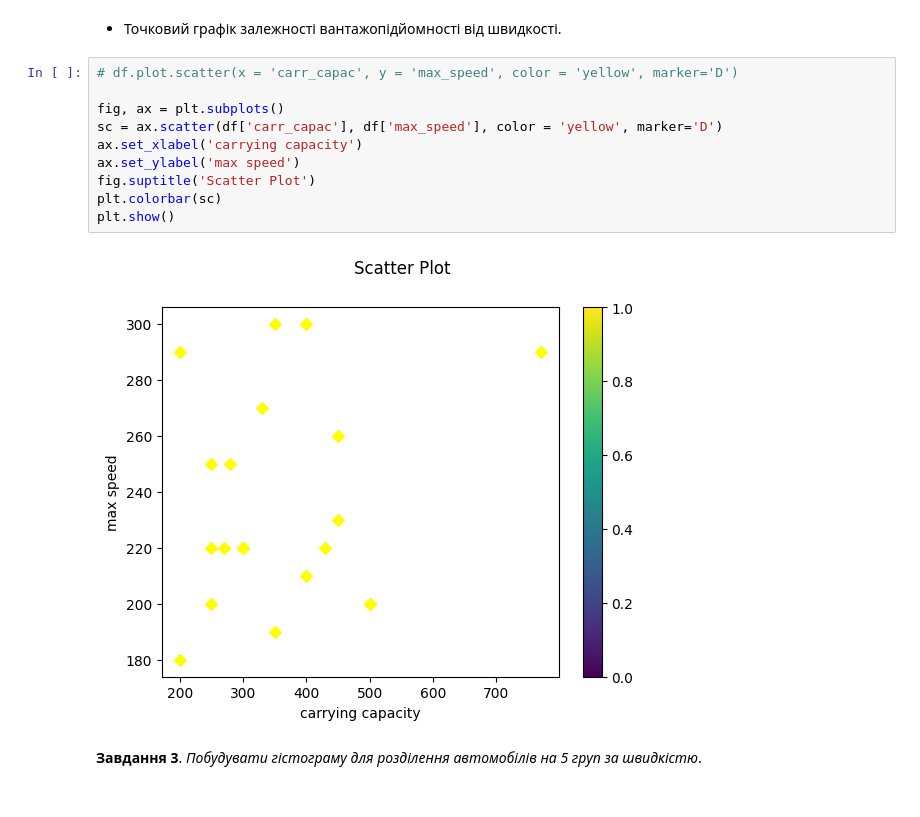
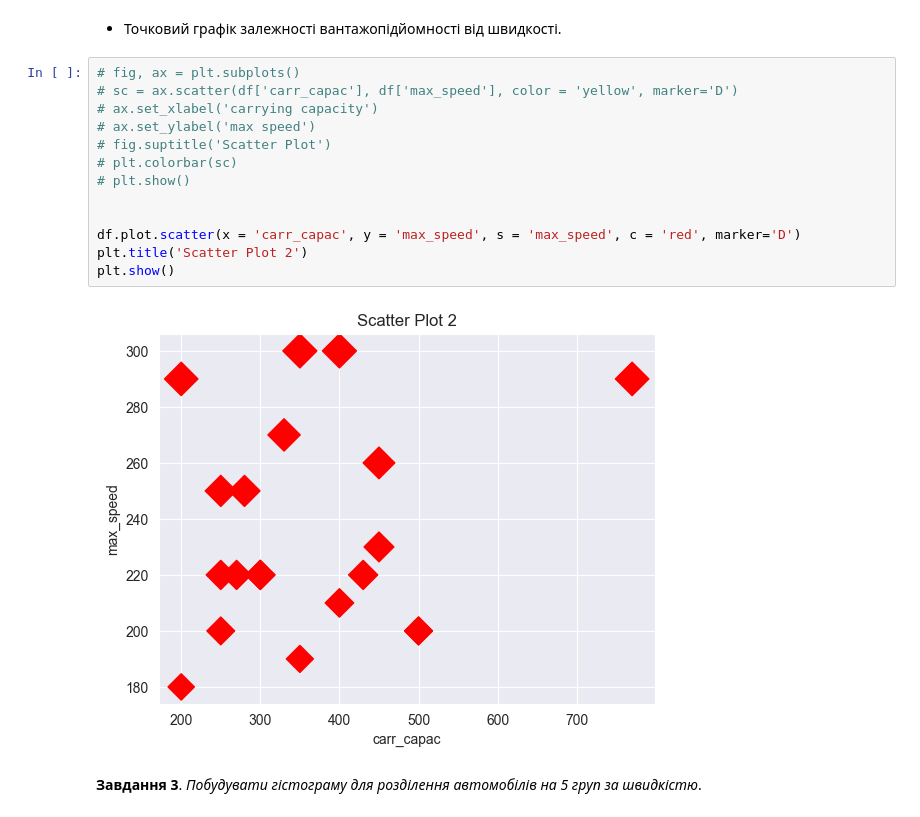
Before and after one commit to OleksiiHayvoronskyi/lesson_33, a Jupyter notebook: Lesson_33_Matplotlib_and_Seaborn.ipynb, the cells around one changed output. Saved outputs shown, nothing was run; the diff lists cells and outputs as text.

```diff
--- a/Lesson_33_Matplotlib_and_Seaborn.ipynb
+++ b/Lesson_33_Matplotlib_and_Seaborn.ipynb
@@ -83,17 +86,20 @@ plt.show()
 # %% [markdown]
 * Точковий графік залежності вантажопідйомності від швидкості.
 # %%
-# df.plot.scatter(x = 'carr_capac', y = 'max_speed', color = 'yellow', marker='D')
+# fig, ax = plt.subplots()
+# sc = ax.scatter(df['carr_capac'], df['max_speed'], color = 'yellow', marker='D')
+# ax.set_xlabel('carrying capacity')
+# ax.set_ylabel('max speed')
+# fig.suptitle('Scatter Plot')
+# plt.colorbar(sc)
+# plt.show()
 
-fig, ax = plt.subplots()
-sc = ax.scatter(df['carr_capac'], df['max_speed'], color = 'yellow', marker='D')
-ax.set_xlabel('carrying capacity')
-ax.set_ylabel('max speed')
-fig.suptitle('Scatter Plot')
-plt.colorbar(sc)
+
+df.plot.scatter(x = 'carr_capac', y = 'max_speed', s = 'max_speed', c = 'red', marker='D')
+plt.title('Scatter Plot 2')
 plt.show()
 # %% [output]
-[figure, old version]
+[figure, new version]
 # %% [markdown]
 **Завдання 3**.
 *Побудувати гістограму для розділення автомобілів на 5 груп за швидкістю*.
```
Also changed, not shown: parts of 9 cells of this notebook.
